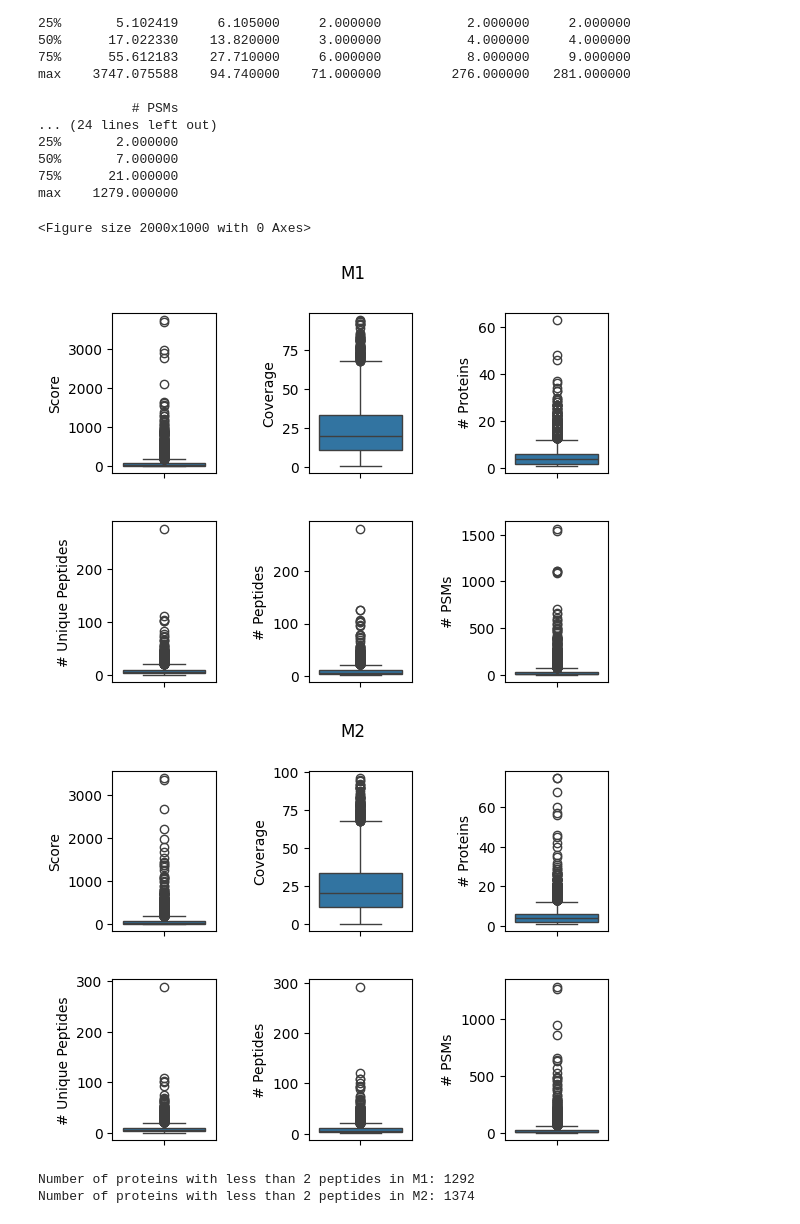
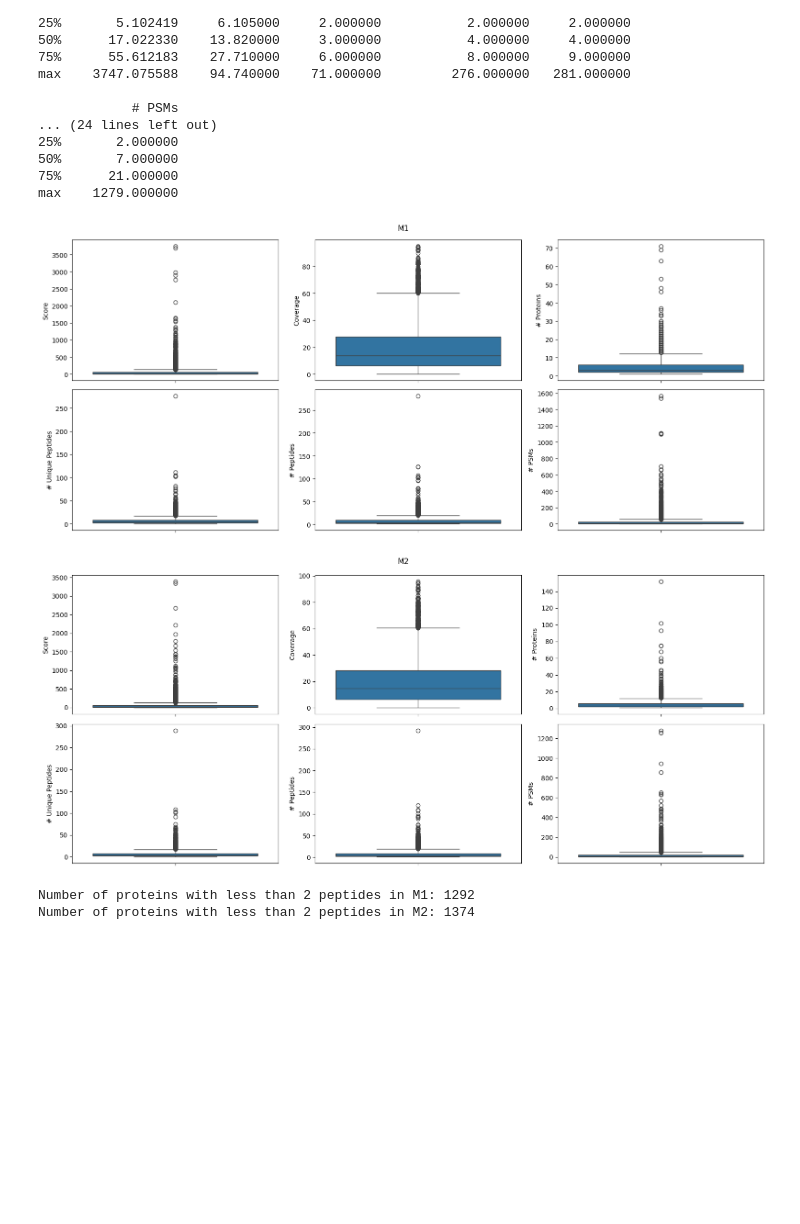
Before and after one commit to powwowath/pyMSpro, a Jupyter notebook: 00_workflow_scanpy_saschaBulk.ipynb, the cells around one changed output. Saved outputs shown, nothing was run; the diff lists cells and outputs as text; code cells hidden in the pictures; blank space fills up the shorter version.

```diff
--- a/00_workflow_scanpy_saschaBulk.ipynb
+++ b/00_workflow_scanpy_saschaBulk.ipynb
@@ -39,7 +45,7 @@ TRANSLATE_PROTEIN_ID = False
 ### Load the Data
 # %%
 # Load count table
-data_src = "./data/raw/sasha_SI_THP/SI_THP_RAW_proteomics_data_ss.xlsx"
+data_src = "./data/processed/2016_Sasha_THP/SI_THP_RAW_proteomics_data_ss.xlsx"
 
 # Load the data
 dataM1 = pd.read_excel(data_src, sheet_name="THP_M1", index_col=0) # Index = Accession
@@ -119,36 +125,35 @@ max    3747.075588    94.740000    71.000000         276.000000   281.000000
 75%      21.000000
 max    1279.000000
 # %%
-plt.figure(figsize=(20, 20))
 
 # M1
 fig, axs = plt.subplots(2, 3)
+fig.set_size_inches(16, 7)
 fig.suptitle('M1')
 sns.boxplot(y=dataM1["Score"], ax=axs[0, 0])
 sns.boxplot(y=dataM1["Coverage"], ax=axs[0, 1])
 sns.boxplot(y=dataM1["# Proteins"], ax=axs[0, 2])
 sns.boxplot(y=dataM1["# Unique Peptides"], ax=axs[1, 0])
 sns.boxplot(y=dataM1["# Peptides"], ax=axs[1, 1])
 sns.boxplot(y=dataM1["# PSMs"], ax=axs[1, 2])
-plt.subplots_adjust(hspace=0.3, wspace=0.9)
+plt.tight_layout()
 plt.show()
 
 # M2
 fig, axs = plt.subplots(2, 3)
+fig.set_size_inches(16, 7)
 fig.suptitle('M2')
 sns.boxplot(y=dataM2["Score"], ax=axs[0, 0])
 sns.boxplot(y=dataM2["Coverage"], ax=axs[0, 1])
 sns.boxplot(y=dataM2["# Proteins"], ax=axs[0, 2])
 sns.boxplot(y=dataM2["# Unique Peptides"], ax=axs[1, 0])
 sns.boxplot(y=dataM2["# Peptides"], ax=axs[1, 1])
 sns.boxplot(y=dataM2["# PSMs"], ax=axs[1, 2])
-
-plt.subplots_adjust(hspace=0.3, wspace=0.9)
+plt.tight_layout()
 plt.show()
 # %% [output]
-<Figure size 2000x1000 with 0 Axes>
-[figure, old version]
+[figure, new version]
-[figure, old version]
+[figure, new version]
 # %%
 PEPTIDE_THRESHOLD = 2
 
```
Also changed, not shown: parts of 33 cells of this notebook, 6 other files.
